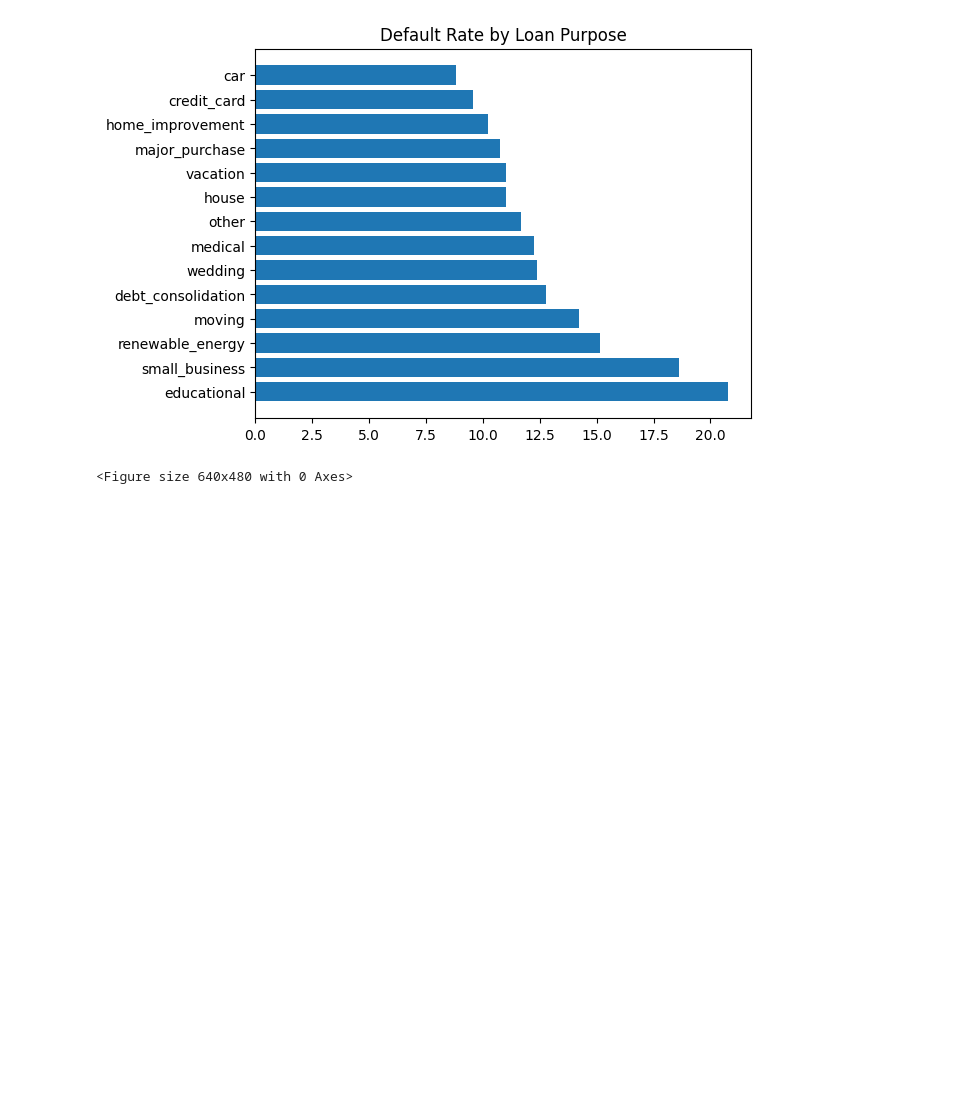
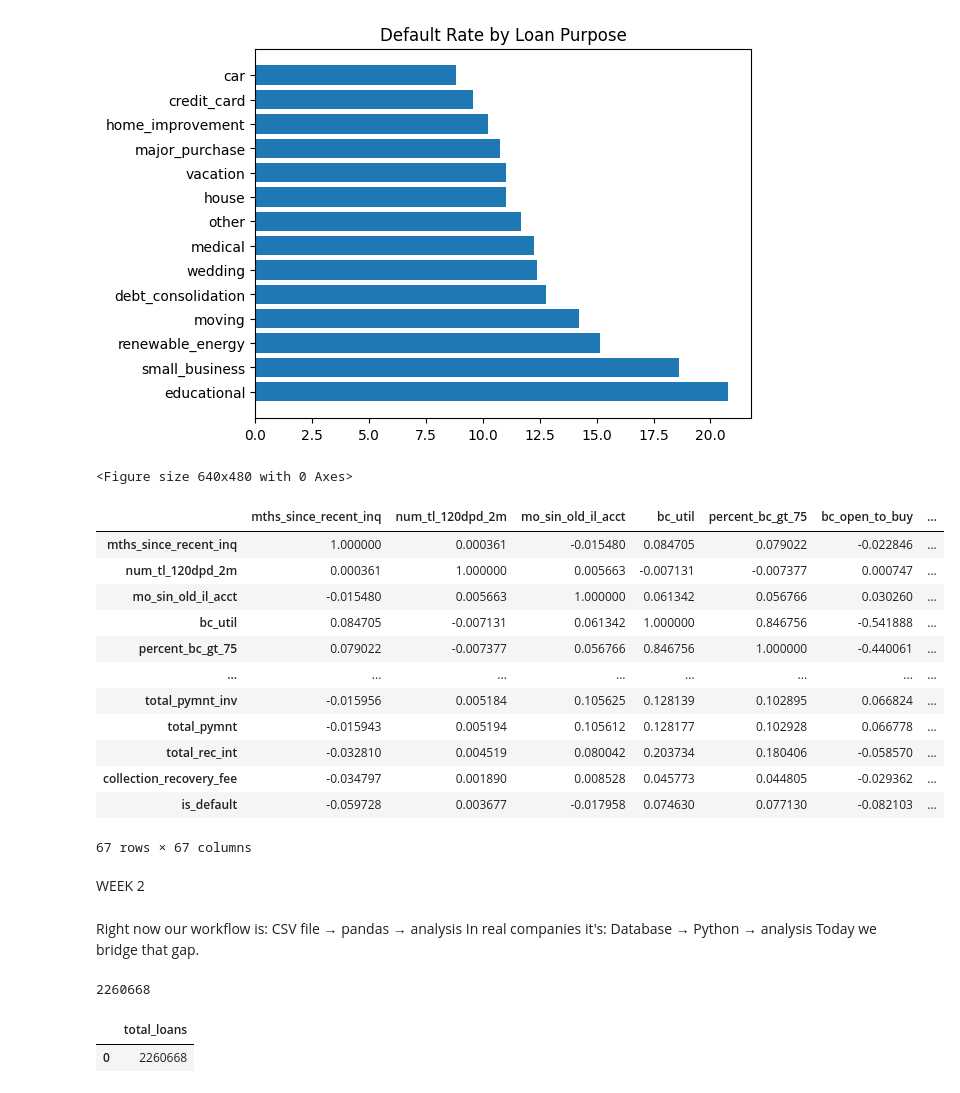
Before and after one commit to septembershashanksharma-hub/finsight-ai, a Jupyter notebook: week1_foundation.ipynb, the cells around one changed output. Saved outputs shown, nothing was run; the diff lists cells and outputs as text; code cells hidden in the pictures; blank space fills up the shorter version.

Commit message:
Week 2: Day 1 - Connecting SQL to Python using SqLite3

```diff
--- a/week1_foundation.ipynb
+++ b/week1_foundation.ipynb
@@ -570,3 +559,27 @@ plt.savefig('reports/default_rate_by_purpose.png')
 # %% [output]
 [figure]
 <Figure size 640x480 with 0 Axes>
+# %%
+df.select_dtypes(include='number').corr()
+# %% [output]
+|  | mths_since_recent_inq | num_tl_120dpd_2m | mo_sin_old_il_acct | bc_util | percent_bc_gt_75 | bc_open_to_buy | ... |
+| mths_since_recent_inq | 1.000000 | 0.000361 | -0.015480 | 0.084705 | 0.079022 | -0.022846 | ... |
+| num_tl_120dpd_2m | 0.000361 | 1.000000 | 0.005663 | -0.007131 | -0.007377 | 0.000747 | ... |
+| mo_sin_old_il_acct | -0.015480 | 0.005663 | 1.000000 | 0.061342 | 0.056766 | 0.030260 | ... |
+| bc_util | 0.084705 | -0.007131 | 0.061342 | 1.000000 | 0.846756 | -0.541888 | ... |
+| percent_bc_gt_75 | 0.079022 | -0.007377 | 0.056766 | 0.846756 | 1.000000 | -0.440061 | ... |
+| ... | ... | ... | ... | ... | ... | ... | ... |
+| total_pymnt_inv | -0.015956 | 0.005184 | 0.105625 | 0.128139 | 0.102895 | 0.066824 | ... |
+| total_pymnt | -0.015943 | 0.005194 | 0.105612 | 0.128177 | 0.102928 | 0.066778 | ... |
+| total_rec_int | -0.032810 | 0.004519 | 0.080042 | 0.203734 | 0.180406 | -0.058570 | ... |
+| collection_recovery_fee | -0.034797 | 0.001890 | 0.008528 | 0.045773 | 0.044805 | -0.029362 | ... |
+| is_default | -0.059728 | 0.003677 | -0.017958 | 0.074630 | 0.077130 | -0.082103 | ... |
+67 rows × 67 columns
+# %% [markdown]
+WEEK 2
+# %% [markdown]
+Right now our workflow is:
+CSV file → pandas → analysis
+In real companies it's:
+Database → Python → analysis
+Today we bridge that gap.
@@ -572,0 +590,9 @@ plt.savefig('reports/default_rate_by_purpose.png')
+# %%
+df.to_sql('loans', conn, if_exists='replace', index=False)
+# %% [output]
+2260668
+# %%
+pd.read_sql("SELECT COUNT(*) as total_loans FROM loans", conn)
+# %% [output]
+|  | total_loans |
+| 0 | 2260668 |
```
Also changed, not shown: parts of 22 cells of this notebook, 1 other file.
